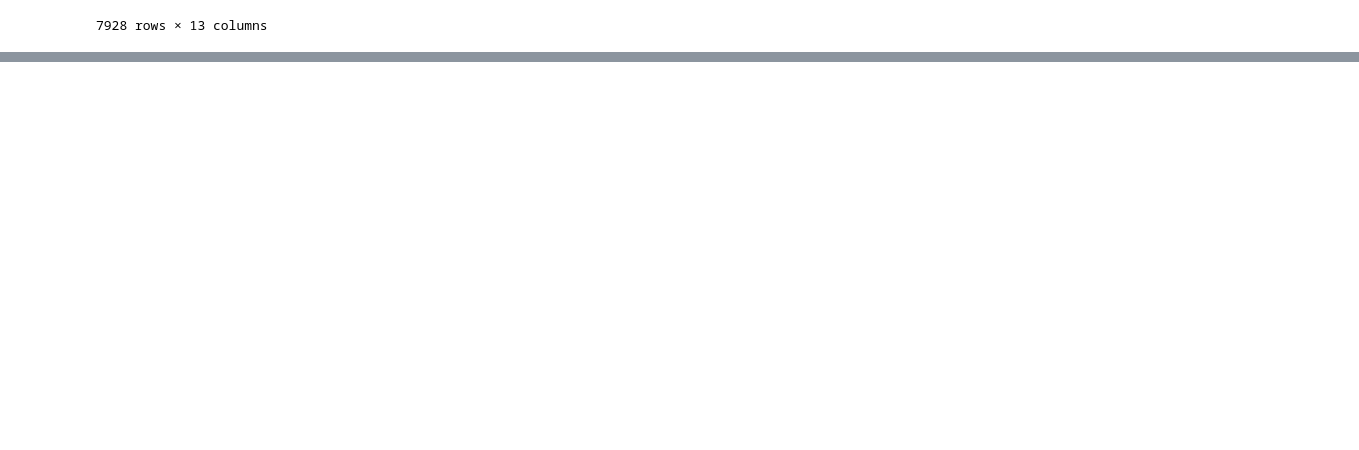
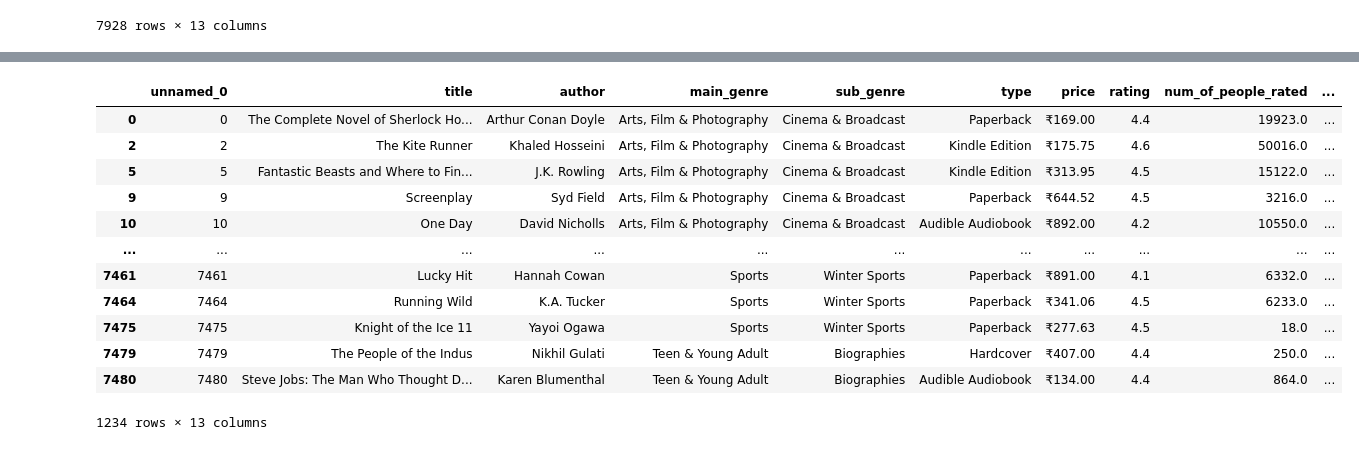
Before and after one commit to Andiwahnon15/data-wrangling-project, a Jupyter notebook: Proyecto.ipynb, the cells around one changed output, grey strips where cells are left out. Drawn from its saved outputs; the diff is of its cells as text; code cells hidden in the pictures; blank space fills up the shorter version.

```diff
--- a/Proyecto.ipynb
+++ b/Proyecto.ipynb
@@ -295,0 +193,16 @@ Los textos son similares en un 80% o más.
+# %%
+df.dropna(subset=["autor_api"])
+# %% [output]
+|  | unnamed_0 | title | author | main_genre | sub_genre | type | price | rating | num_of_people_rated | ... |
+| 0 | 0 | The Complete Novel of Sherlock Ho... | Arthur Conan Doyle | Arts, Film & Photography | Cinema & Broadcast | Paperback | ₹169.00 | 4.4 | 19923.0 | ... |
+| 2 | 2 | The Kite Runner | Khaled Hosseini | Arts, Film & Photography | Cinema & Broadcast | Kindle Edition | ₹175.75 | 4.6 | 50016.0 | ... |
+| 5 | 5 | Fantastic Beasts and Where to Fin... | J.K. Rowling | Arts, Film & Photography | Cinema & Broadcast | Kindle Edition | ₹313.95 | 4.5 | 15122.0 | ... |
+| 9 | 9 | Screenplay | Syd Field | Arts, Film & Photography | Cinema & Broadcast | Paperback | ₹644.52 | 4.5 | 3216.0 | ... |
+| 10 | 10 | One Day | David Nicholls | Arts, Film & Photography | Cinema & Broadcast | Audible Audiobook | ₹892.00 | 4.2 | 10550.0 | ... |
+| ... | ... | ... | ... | ... | ... | ... | ... | ... | ... | ... |
+| 7461 | 7461 | Lucky Hit | Hannah Cowan | Sports | Winter Sports | Paperback | ₹891.00 | 4.1 | 6332.0 | ... |
+| 7464 | 7464 | Running Wild | K.A. Tucker | Sports | Winter Sports | Paperback | ₹341.06 | 4.5 | 6233.0 | ... |
+| 7475 | 7475 | Knight of the Ice 11 | Yayoi Ogawa | Sports | Winter Sports | Paperback | ₹277.63 | 4.5 | 18.0 | ... |
+| 7479 | 7479 | The People of the Indus | Nikhil Gulati | Teen & Young Adult | Biographies | Hardcover | ₹407.00 | 4.4 | 250.0 | ... |
+| 7480 | 7480 | Steve Jobs: The Man Who Thought D... | Karen Blumenthal | Teen & Young Adult | Biographies | Audible Audiobook | ₹134.00 | 4.4 | 864.0 | ... |
+1234 rows × 13 columns
```
Also changed, not shown: parts of 17 cells of this notebook, 1 other file.
